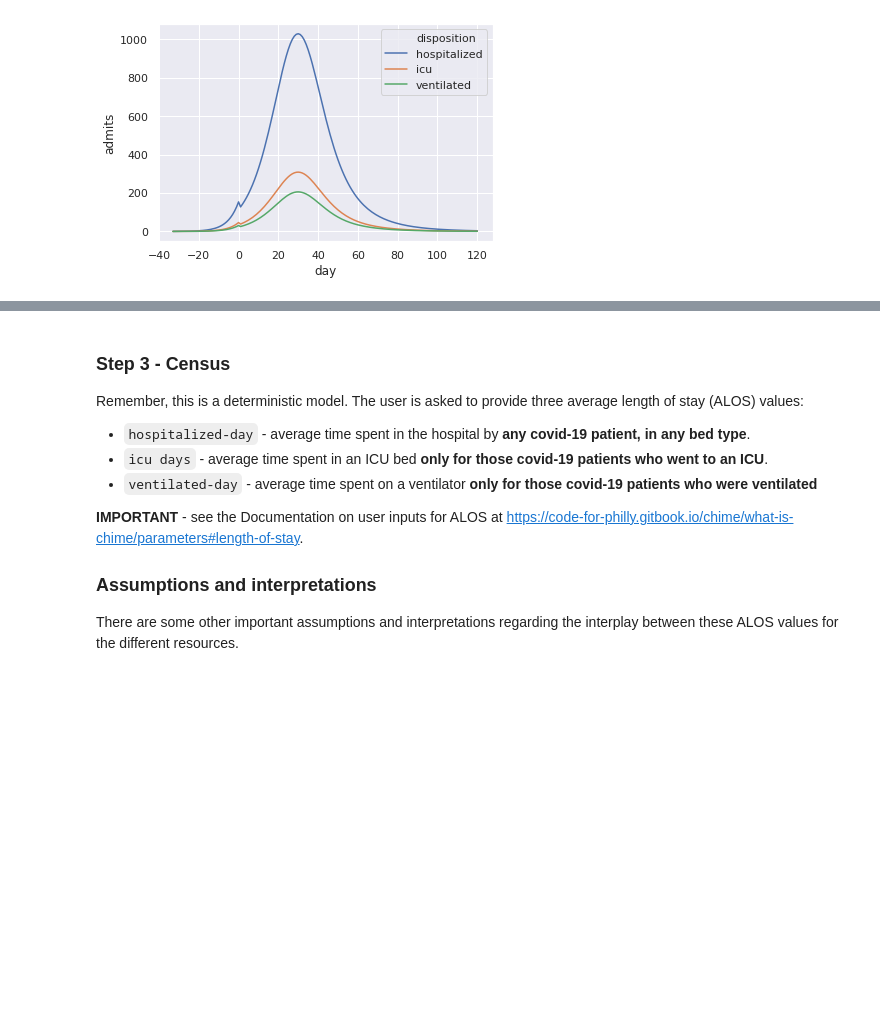
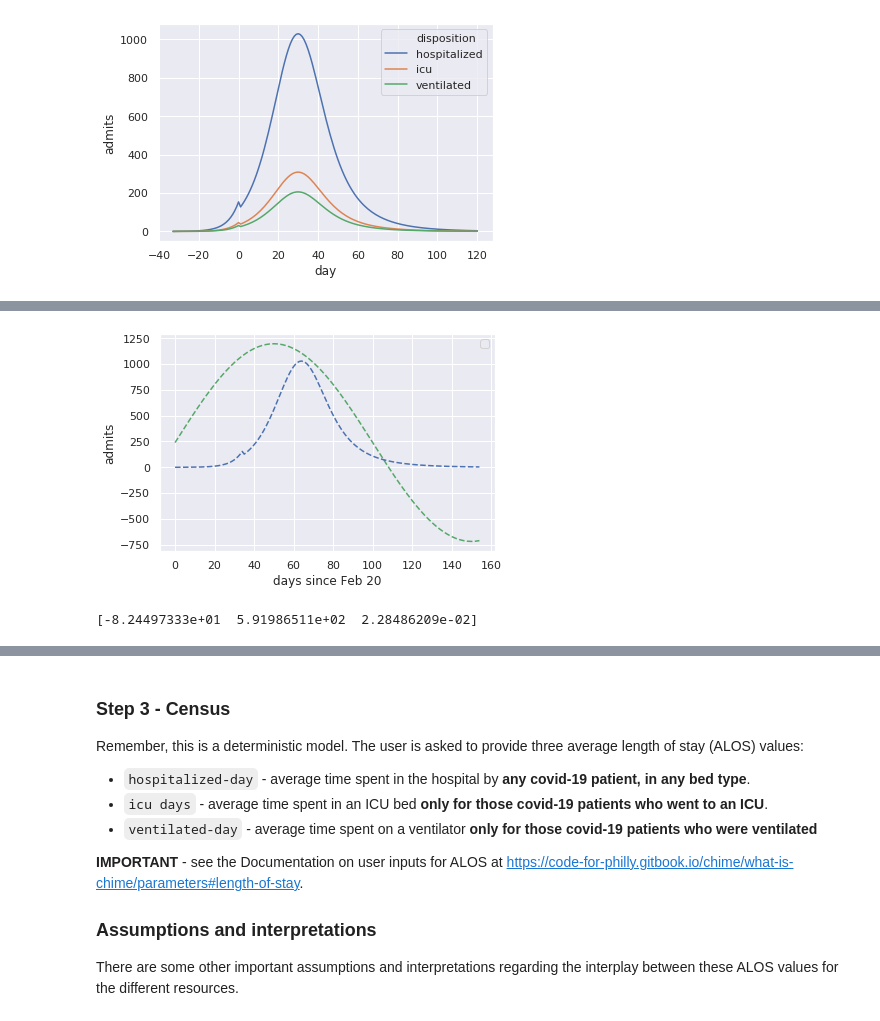
Before and after one commit to misken/c19, a Jupyter notebook: mychime/modeling/chime_flow_resources_p2.ipynb, the cells around one changed output, grey strips where cells are left out. Saved outputs shown, nothing was run; the diff lists cells and outputs as text; code cells hidden in the pictures; blank space fills up the shorter version.

```diff
--- a/mychime/modeling/chime_flow_resources_p2.ipynb
+++ b/mychime/modeling/chime_flow_resources_p2.ipynb
@@ -363,0 +211,3 @@ Well, that was easy. On to census.
+# %%
+# Relative
+alpha_rel_amp_guess = 4
@@ -363,0 +219,3 @@ Well, that was easy. On to census.
+# %%
+sin_guess = lambda_bar + beta_guess * np.sin(gamma_freq_guess * hosp_admits.rel_day)
+sin_guess
@@ -363,0 +235,12 @@ Well, that was easy. On to census.
+# %%
+x = np.array(hosp_admits.rel_day)
+y = np.array(sin_guess)
+y_act = hosp_admits['hospitalized']
+# %%
+plt.plot(x, y, 'g--')
+plt.plot(x, y_act, 'b--')
+plt.xlabel('days since Feb 20')
+plt.ylabel('admits')
+plt.legend()
+plt.show()
+# %% [output]
@@ -363,0 +248 @@ Well, that was easy. On to census.
+[figure, added]
@@ -363,0 +253,5 @@ Well, that was easy. On to census.
+# %%
+popt, pcov = curve_fit(func, x, y_act,  p0=(240, 950, 0.03))
+print(popt)
+# %% [output]
+[-8.24497333e+01  5.91986511e+02  2.28486209e-02]
```
Also changed, not shown: parts of 59 cells of this notebook, 1 other file.
